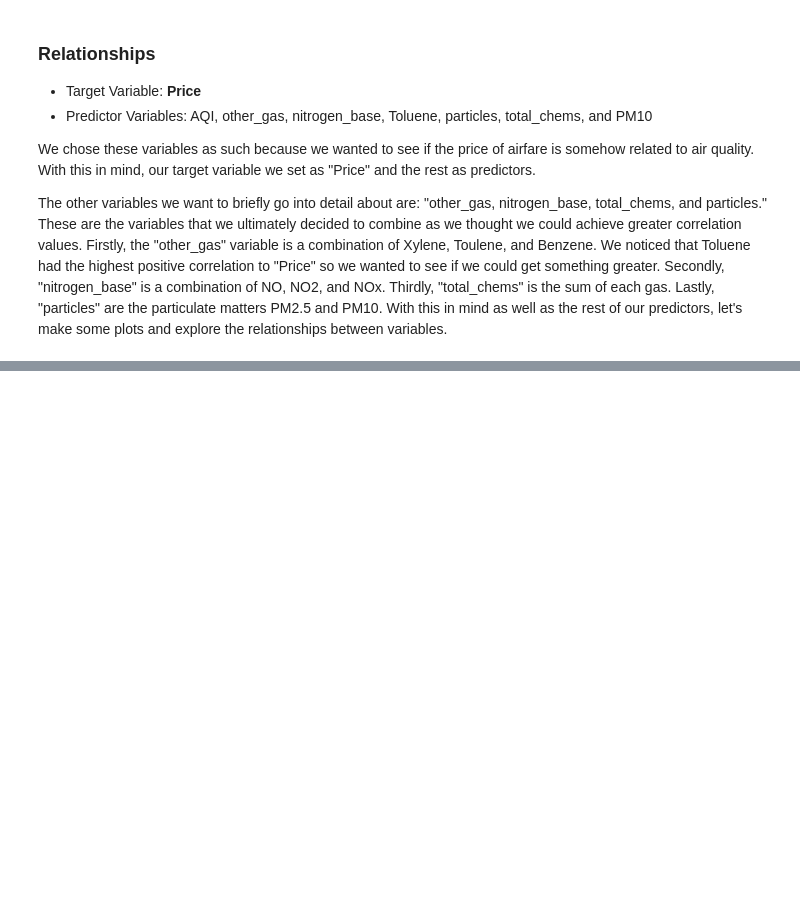
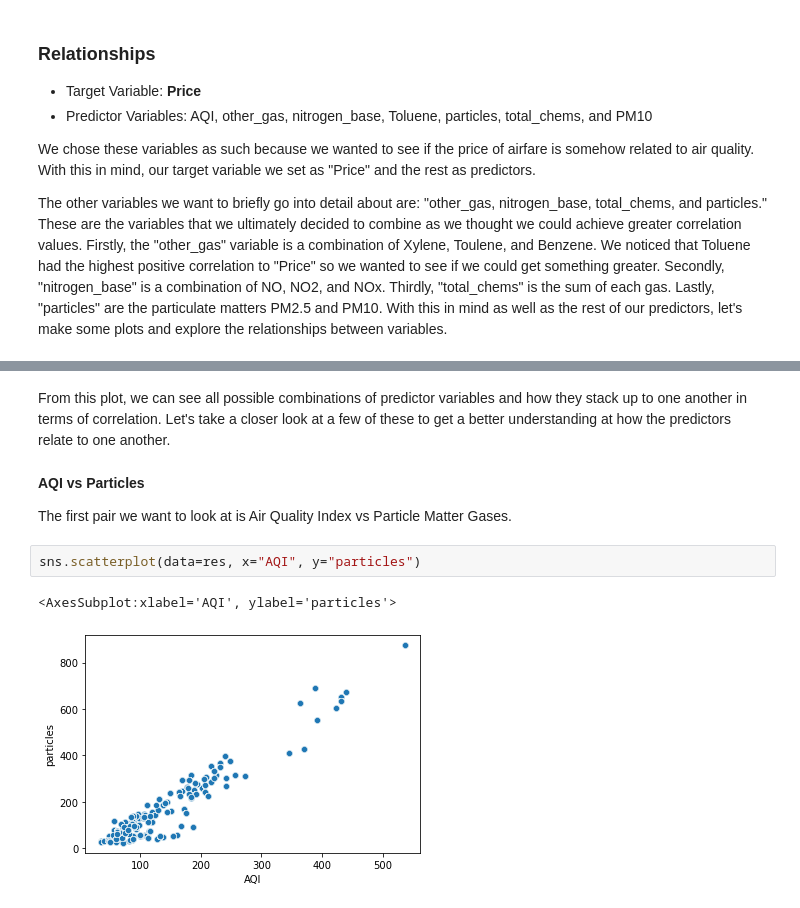
Before and after one commit to calebm00re/22ML-project2, a Jupyter notebook: Project02_pt2.ipynb, the cells around one changed output, grey strips where cells are left out. Drawn from its saved outputs; the diff is of its cells as text; blank space fills up the shorter version.

```diff
--- a/Project02_pt2.ipynb
+++ b/Project02_pt2.ipynb
@@ -462,0 +473,12 @@ In this pair of variables, we can see they
+# %% [markdown]
+From this plot, we can see all possible combinations of predictor variables and how they stack up to one another in terms of correlation. Let's take a closer look at a few of these to get a better understanding at how the predictors relate to one another.
+# %% [markdown]
+
+__AQI vs Particles__
+
+The first pair we want to look at is Air Quality Index vs Particle Matter Gases.
+# %%
+sns.scatterplot(data=res, x="AQI", y="particles")
+# %% [output]
+<AxesSubplot:xlabel='AQI', ylabel='particles'>
+[figure, added]
```
Also changed, not shown: parts of 17 cells of this notebook.
